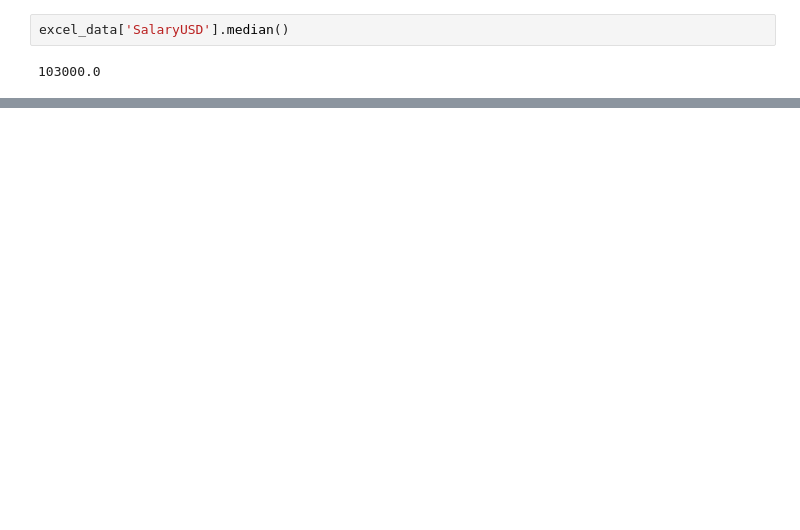
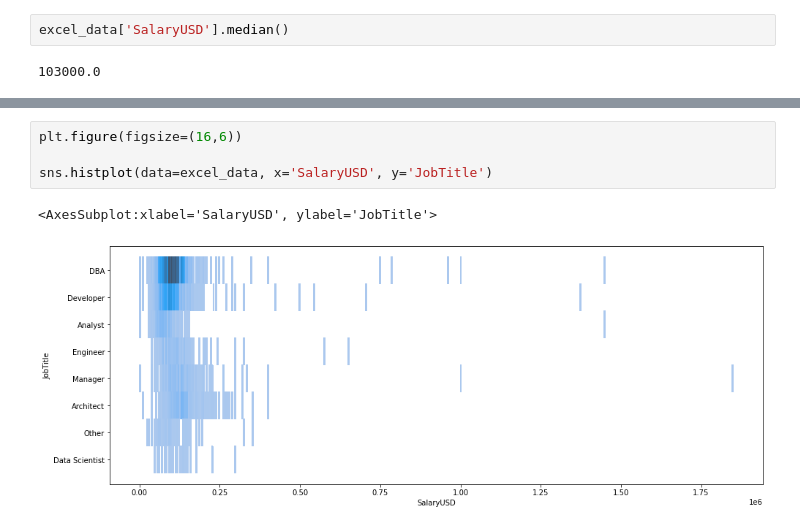
Before and after one commit to ATelders/american_dream, a Jupyter notebook: notebook/Career_visualization.ipynb, the cells around one changed output, grey strips where cells are left out. Saved outputs shown, nothing was run; the diff lists cells and outputs as text; blank space fills up the shorter version.

```diff
--- a/notebook/Career_visualization.ipynb
+++ b/notebook/Career_visualization.ipynb
@@ -67,0 +67,7 @@ sns.boxenplot(x=excel_data["SalaryUSD"], k_depth=4)
+# %%
+plt.figure(figsize=(16,6))
+
+sns.histplot(data=excel_data, x='SalaryUSD', y='JobTitle')
+# %% [output]
+<AxesSubplot:xlabel='SalaryUSD', ylabel='JobTitle'>
+[figure, added]
```
Also changed, not shown: parts of 20 cells of this notebook, 3 other files.
